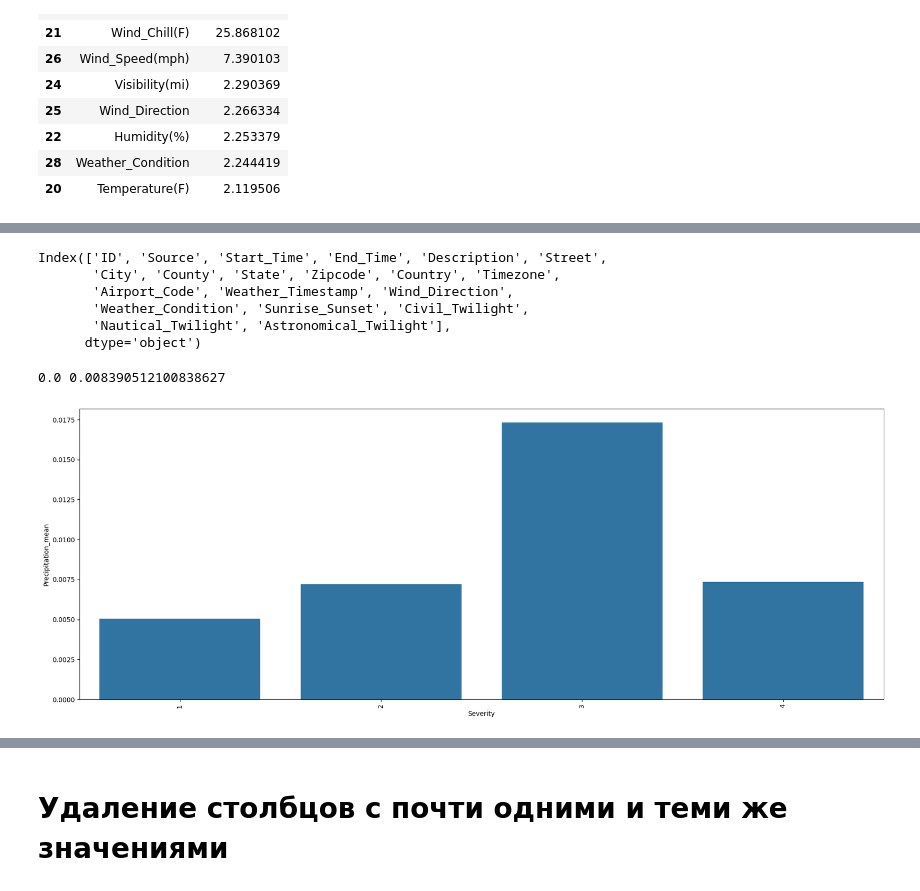
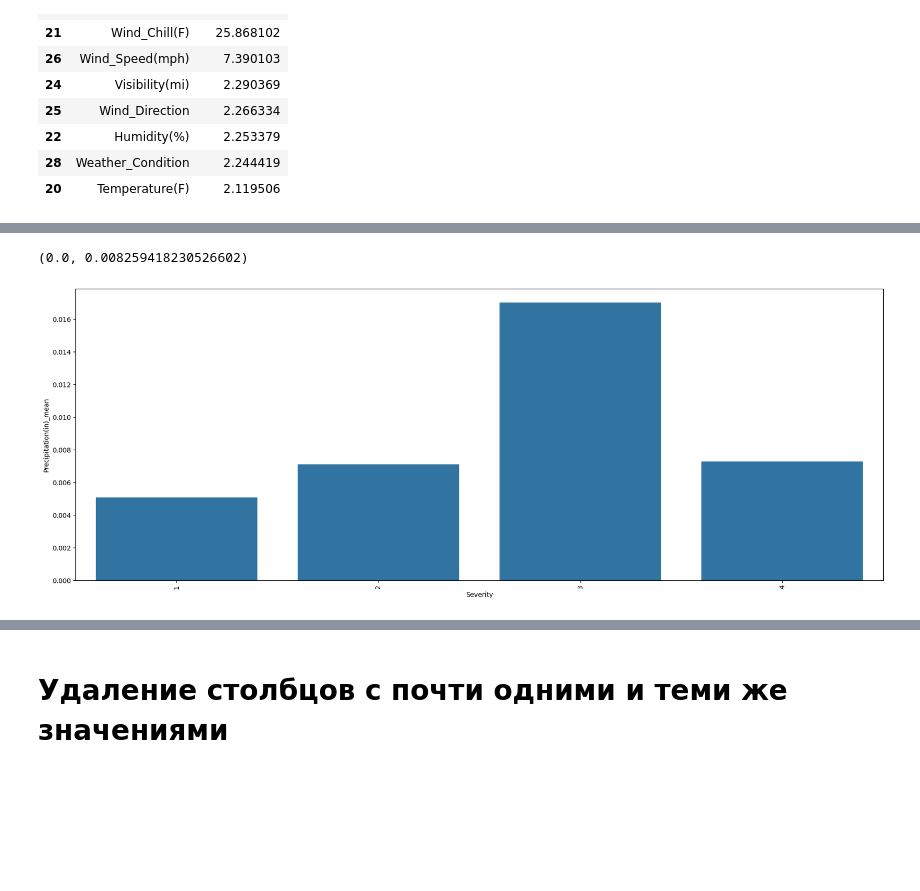
Before and after one commit to ARnoD0rian/classification-of-roads-accidients, a Jupyter notebook: main.ipynb, the cells around one changed output, grey strips where cells are left out. Drawn from its saved outputs; the diff is of its cells as text; code cells hidden in the pictures; blank space fills up the shorter version.

```diff
--- a/main.ipynb
+++ b/main.ipynb
@@ -175,5 +212,6 @@ NameError: name 'matrix_corr' is not defined
 # %%
-df_train.drop(columns=['Bump', 'Wind_Chill(F)'], inplace=True)
+df_train.drop(columns=['Wind_Chill(F)'], inplace=True)
+num_df.drop(columns=['Wind_Chill(F)'], inplace=True)
 # %%
 nan_df = (df_train.isnull().mean() * 100).reset_index()
 nan_df.columns = ["column_name", "percentage"]
@@ -201,27 +239,31 @@ nan_df.head(20)
-# %%
-cat_df.columns
-# %% [output]
-Index(['ID', 'Source', 'Start_Time', 'End_Time', 'Description', 'Street',
-       'City', 'County', 'State', 'Zipcode', 'Country', 'Timezone',
-       'Airport_Code', 'Weather_Timestamp', 'Wind_Direction',
-       'Weather_Condition', 'Sunrise_Sunset', 'Civil_Twilight',
-       'Nautical_Twilight', 'Astronomical_Twilight'],
-      dtype='object')
-# %%
-print(df_train['Precipitation(in)'].median(), df_train['Precipitation(in)'].mean())
-# %% [output]
-0.0 0.008390512100838627
+# %%
+nan_num_column = ['Wind_Speed(mph)', #mean
+                  'Visibility(mi)', #mean
+                  'Humidity(%)', #mean
+                  'Temperature(F)', #mean
+                  'Pressure(in)', #mean
+                  'Precipitation(in)' #mean
+                  ]
+# %%
+for using_column in nan_num_column:
+    df_train[using_column] = df_train.groupby('Severity')[using_column].transform(lambda x: x.fillna(x.mean()))
+# %%
+using_column = nan_num_column[5]
+# %%
+df_train[using_column].median(), df_train[using_column].mean()
+# %% [output]
+(0.0, 0.008259418230526602)
 # %%
 Severity_grouped = df_train.groupby('Severity')
 Severity_lot = (
-    Severity_grouped['Precipitation(in)'].mean()
-    .reset_index(name='Precipitation_mean')
+    Severity_grouped[using_column].mean()
+    .reset_index(name=f"{using_column}_mean")
 )
 
 fig, axes = plt.subplots(1, 1, figsize=(22, 8))
 axes.tick_params(axis='x', rotation=90)
-sns.barplot(x='Severity', y='Precipitation_mean', data=Severity_lot, ax=axes)
+sns.barplot(x='Severity', y=f"{using_column}_mean", data=Severity_lot, ax=axes)
 plt.show()
 # %% [output]
-[figure, old version]
+[figure, new version]
 # %%
```
Also changed, not shown: parts of 47 cells of this notebook.
